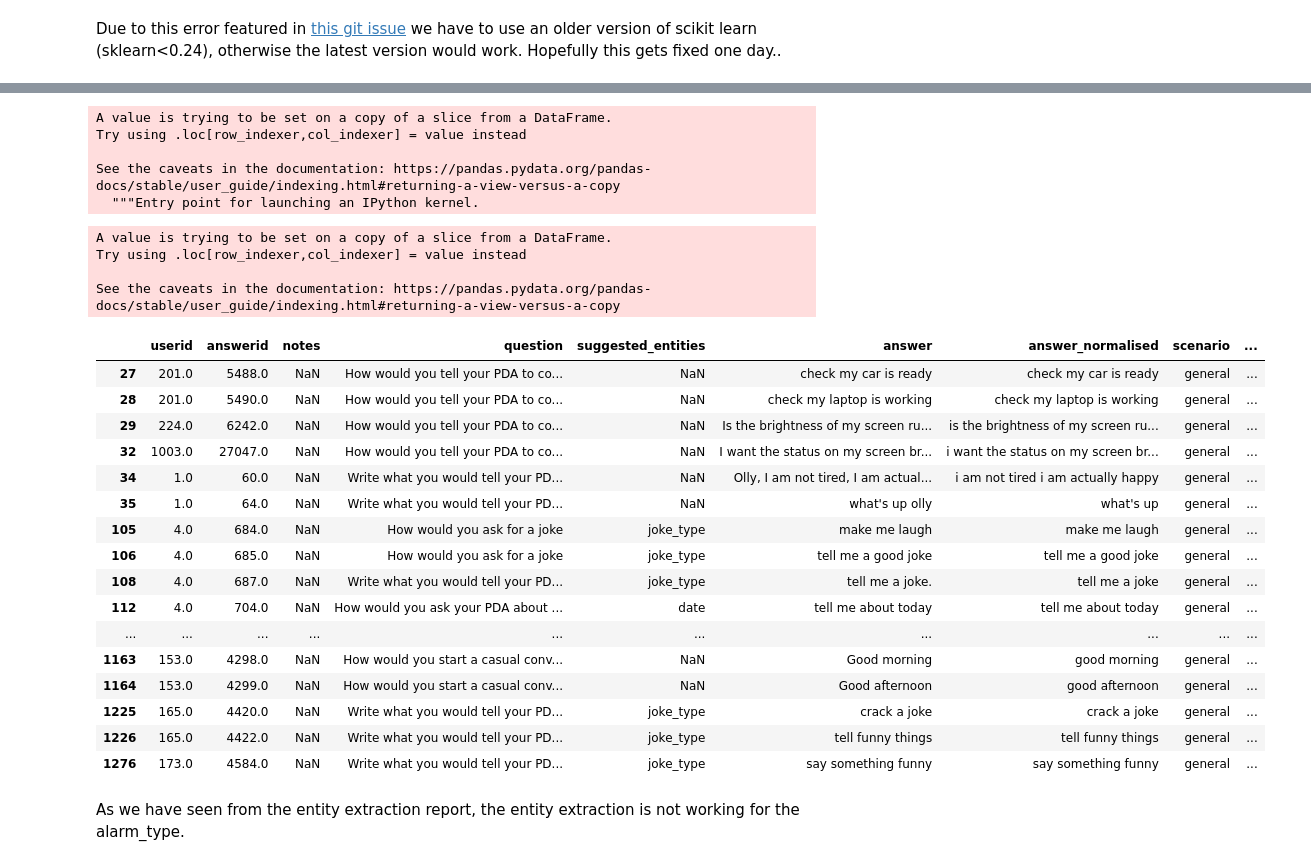
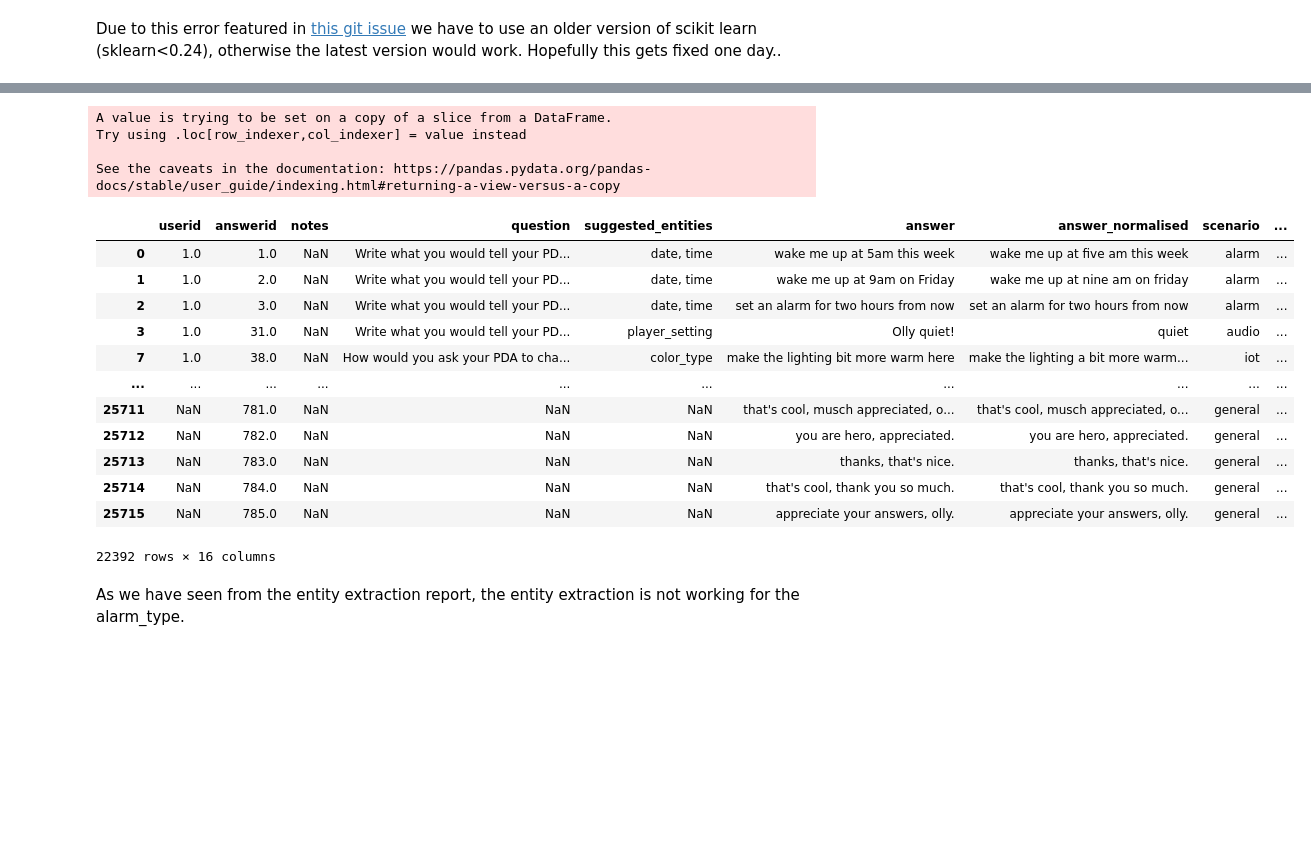
Before and after one commit to secretsauceai/NLU-engine-prototype-benchmarks, a Jupyter notebook: Macro_NLU_Entity_Refinement.ipynb, the cells around one changed output, grey strips where cells are left out. Drawn from its saved outputs; the diff is of its cells as text; code cells hidden in the pictures; blank space fills up the shorter version.

Commit message:
building entity refinement system, created notebook to reproduce a bug

```diff
--- a/Macro_NLU_Entity_Refinement.ipynb
+++ b/Macro_NLU_Entity_Refinement.ipynb
@@ -117,3 +89,27 @@ removed_nlu_data_refined_df[removed_nlu_data_refined_df['answer_annotation'].str
+# %%
+removed_nlu_data_refined_df['entity_types'] = removed_nlu_data_refined_df['answer_annotation'].apply(
+    EntityExtractor.extract_entities)
+# %% [output]
+A value is trying to be set on a copy of a slice from a DataFrame.
+Try using .loc[row_indexer,col_indexer] = value instead
+
+See the caveats in the documentation: https://pandas.pydata.org/pandas-docs/stable/user_guide/indexing.html#returning-a-view-versus-a-copy
+# %%
+removed_nlu_data_refined_df
+# %% [output]
+|  | userid | answerid | notes | question | suggested_entities | answer | answer_normalised | scenario | ... |
+| 0 | 1.0 | 1.0 | NaN | Write what you would tell your PD... | date, time | wake me up at 5am this week | wake me up at five am this week | alarm | ... |
+| 1 | 1.0 | 2.0 | NaN | Write what you would tell your PD... | date, time | wake me up at 9am on Friday | wake me up at nine am on friday | alarm | ... |
+| 2 | 1.0 | 3.0 | NaN | Write what you would tell your PD... | date, time | set an alarm for two hours from now | set an alarm for two hours from now | alarm | ... |
+| 3 | 1.0 | 31.0 | NaN | Write what you would tell your PD... | player_setting | Olly quiet! | quiet | audio | ... |
+| 7 | 1.0 | 38.0 | NaN | How would you ask your PDA to cha... | color_type | make the lighting bit more warm here | make the lighting a bit more warm... | iot | ... |
+| ... | ... | ... | ... | ... | ... | ... | ... | ... | ... |
+| 25711 | NaN | 781.0 | NaN | NaN | NaN | that's cool, musch appreciated, o... | that's cool, musch appreciated, o... | general | ... |
+| 25712 | NaN | 782.0 | NaN | NaN | NaN | you are hero, appreciated. | you are hero, appreciated. | general | ... |
+| 25713 | NaN | 783.0 | NaN | NaN | NaN | thanks, that's nice. | thanks, that's nice. | general | ... |
+| 25714 | NaN | 784.0 | NaN | NaN | NaN | that's cool, thank you so much. | that's cool, thank you so much. | general | ... |
+| 25715 | NaN | 785.0 | NaN | NaN | NaN | appreciate your answers, olly. | appreciate your answers, olly. | general | ... |
+22392 rows × 16 columns
 # %%
 # TODO: instead of getting domains for each entity type,
 # get entries for each domain and create classification report for each domain
@@ -122,43 +118,14 @@ domain_df = removed_nlu_data_refined_df[removed_nlu_data_refined_df['scenario']
 #domain_entity_report_df = NLUEngine.evaluate_entity_classifier(data_df=domain_df, cv=4)
 # %%
 domain_df['entity_types'] = domain_df['answer_annotation'].apply(EntityExtractor.extract_entities)
-# %% [output]
-A value is trying to be set on a copy of a slice from a DataFrame.
-Try using .loc[row_indexer,col_indexer] = value instead
-
-See the caveats in the documentation: https://pandas.pydata.org/pandas-docs/stable/user_guide/indexing.html#returning-a-view-versus-a-copy
-  """Entry point for launching an IPython kernel.
 # %%
 import regex as re
 # %%
 domain_df['entity_types'] = domain_df['answer_annotation'].apply(
     lambda utterance: re.findall(r'\[(.*?)\]', utterance))
 #TODO: have to find a way to get the entity type from the utterance
-# %% [output]
-A value is trying to be set on a copy of a slice from a DataFrame.
-Try using .loc[row_indexer,col_indexer] = value instead
-
-See the caveats in the documentation: https://pandas.pydata.org/pandas-docs/stable/user_guide/indexing.html#returning-a-view-versus-a-copy
 # %%
 domain_df.head(50)
-# %% [output]
-|  | userid | answerid | notes | question | suggested_entities | answer | answer_normalised | scenario | ... |
-| 27 | 201.0 | 5488.0 | NaN | How would you tell your PDA to co... | NaN | check my car is ready | check my car is ready | general | ... |
-| 28 | 201.0 | 5490.0 | NaN | How would you tell your PDA to co... | NaN | check my laptop is working | check my laptop is working | general | ... |
-| 29 | 224.0 | 6242.0 | NaN | How would you tell your PDA to co... | NaN | Is the brightness of my screen ru... | is the brightness of my screen ru... | general | ... |
-| 32 | 1003.0 | 27047.0 | NaN | How would you tell your PDA to co... | NaN | I want the status on my screen br... | i want the status on my screen br... | general | ... |
-| 34 | 1.0 | 60.0 | NaN | Write what you would tell your PD... | NaN | Olly, I am not tired, I am actual... | i am not tired i am actually happy | general | ... |
-| 35 | 1.0 | 64.0 | NaN | Write what you would tell your PD... | NaN | what's up olly | what's up | general | ... |
-| 105 | 4.0 | 684.0 | NaN | How would you ask for a joke | joke_type | make me laugh | make me laugh | general | ... |
-| 106 | 4.0 | 685.0 | NaN | How would you ask for a joke | joke_type | tell me a good joke | tell me a good joke | general | ... |
-| 108 | 4.0 | 687.0 | NaN | Write what you would tell your PD... | joke_type | tell me a joke. | tell me a joke | general | ... |
-| 112 | 4.0 | 704.0 | NaN | How would you ask your PDA about ... | date | tell me about today | tell me about today | general | ... |
-| ... | ... | ... | ... | ... | ... | ... | ... | ... | ... |
-| 1163 | 153.0 | 4298.0 | NaN | How would you start a casual conv... | NaN | Good morning | good morning | general | ... |
-| 1164 | 153.0 | 4299.0 | NaN | How would you start a casual conv... | NaN | Good afternoon | good afternoon | general | ... |
-| 1225 | 165.0 | 4420.0 | NaN | Write what you would tell your PD... | joke_type | crack a joke | crack a joke | general | ... |
-| 1226 | 165.0 | 4422.0 | NaN | Write what you would tell your PD... | joke_type | tell funny things | tell funny things | general | ... |
-| 1276 | 173.0 | 4584.0 | NaN | Write what you would tell your PD... | joke_type | say something funny | say something funny | general | ... |
 # %%
 #TODO: get all domains, get overall scores and combine them into a single report
 domain_entity_report_df
```
Also changed, not shown: parts of 20 cells of this notebook, 8 other files.
